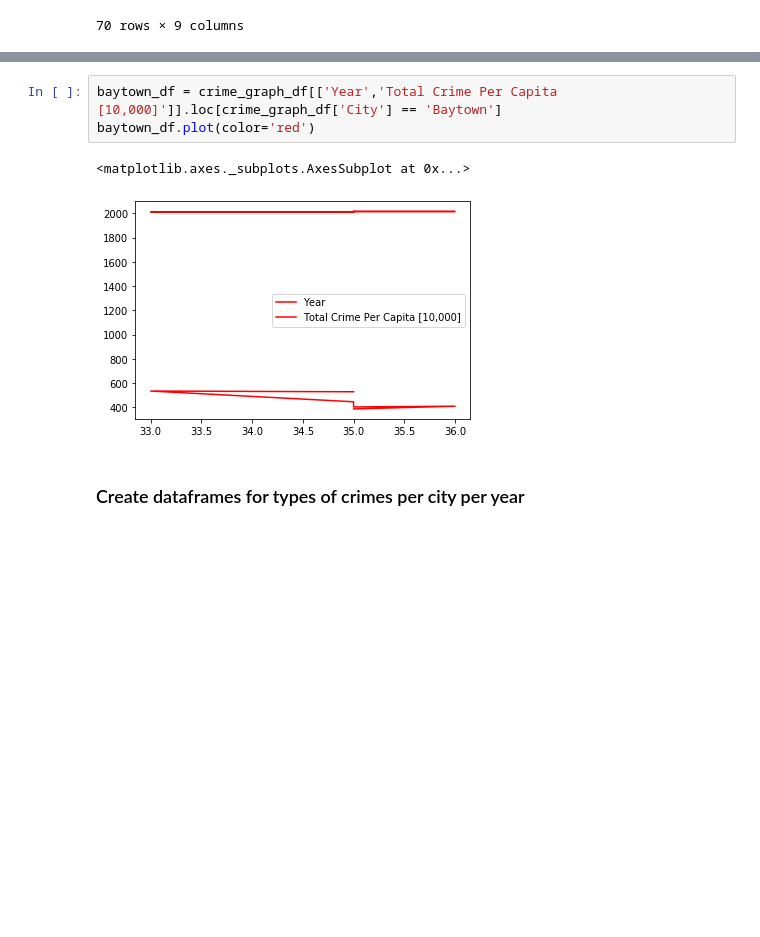
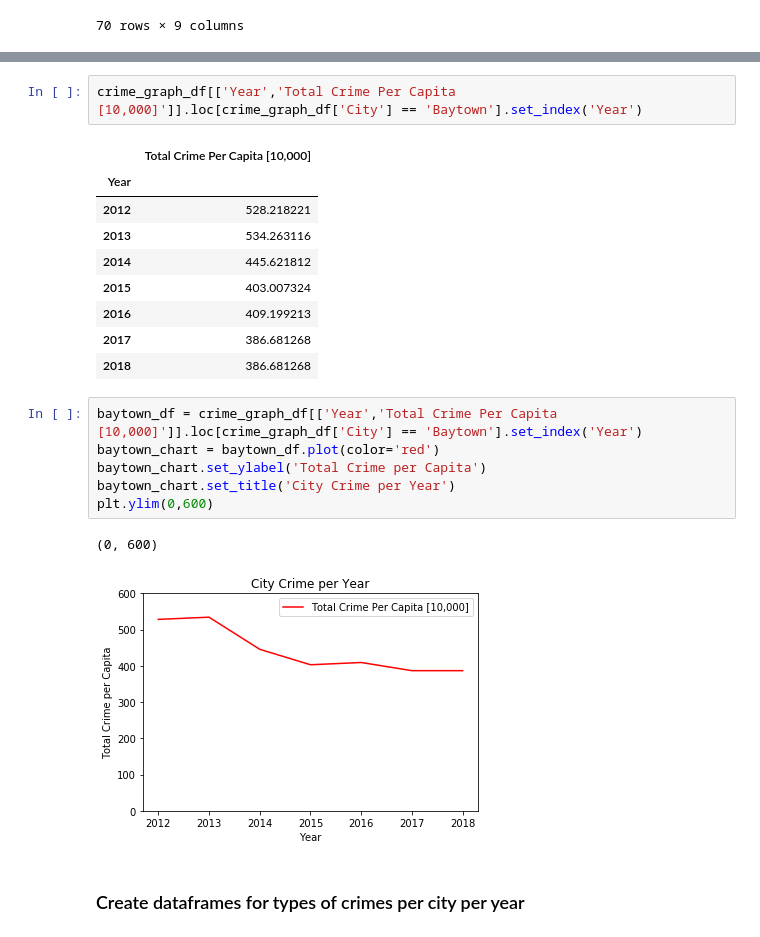
Before and after one commit to andresocorro/project_1, a Jupyter notebook: src_files/CrimeData.ipynb, the cells around one changed output, grey strips where cells are left out. Saved outputs shown, nothing was run; the diff lists cells and outputs as text; blank space fills up the shorter version.

```diff
--- a/src_files/CrimeData.ipynb
+++ b/src_files/CrimeData.ipynb
@@ -203,9 +223,24 @@ for city in city_list:
 # %%
-baytown_df = crime_graph_df[['Year','Total Crime Per Capita [10,000]']].loc[crime_graph_df['City'] == 'Baytown']
-baytown_df.plot(color='red')
+crime_graph_df[['Year','Total Crime Per Capita [10,000]']].loc[crime_graph_df['City'] == 'Baytown'].set_index('Year')
 # %% [output]
-<matplotlib.axes._subplots.AxesSubplot at 0x...>
-[figure, removed]
+|  | Total Crime Per Capita [10,000] |
+| Year |  |
+| 2012 | 528.218221 |
+| 2013 | 534.263116 |
+| 2014 | 445.621812 |
+| 2015 | 403.007324 |
+| 2016 | 409.199213 |
+| 2017 | 386.681268 |
+| 2018 | 386.681268 |
+# %%
+baytown_df = crime_graph_df[['Year','Total Crime Per Capita [10,000]']].loc[crime_graph_df['City'] == 'Baytown'].set_index('Year')
+baytown_chart = baytown_df.plot(color='red')
+baytown_chart.set_ylabel('Total Crime per Capita')
+baytown_chart.set_title('City Crime per Year')
+plt.ylim(0,600)
+# %% [output]
+(0, 600)
+[figure, added]
 # %% [markdown]
 ### Create dataframes for types of crimes per city per year
 # %% [markdown]
```
Also changed, not shown: parts of 3 cells of this notebook, 2 other files.
